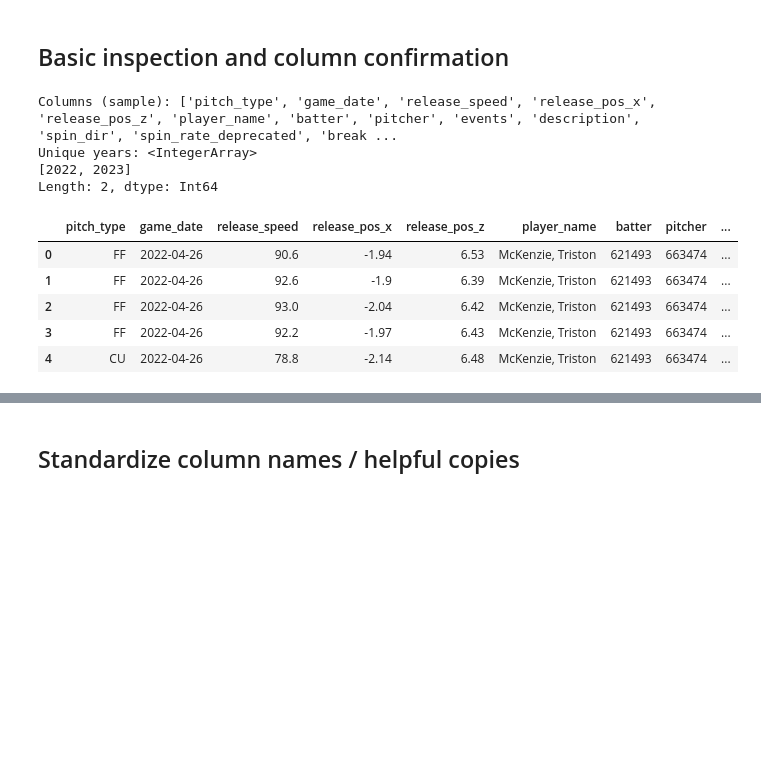
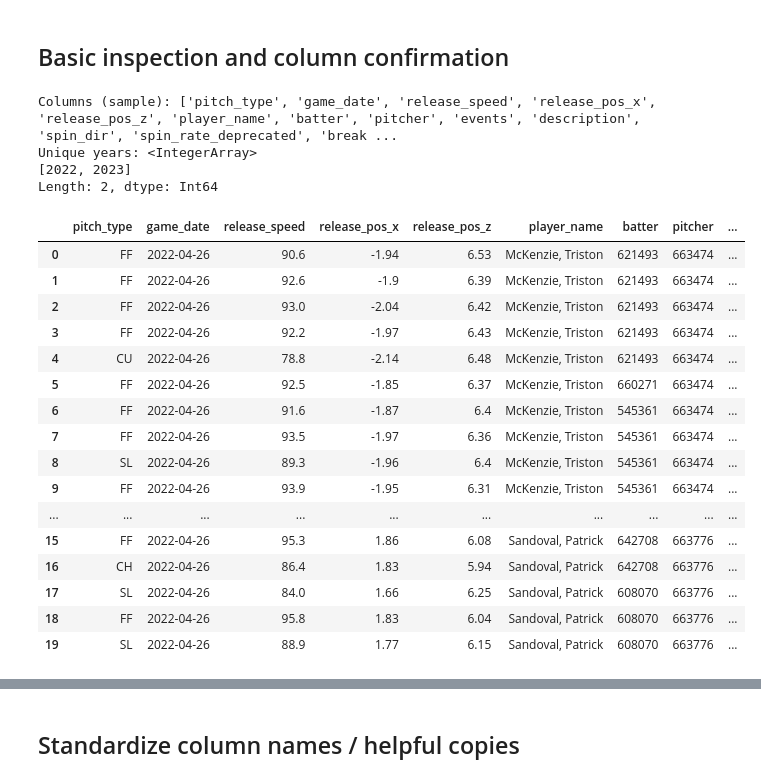
Before and after one commit to EthanBobrik/MLB-Bullpen-Strategy, a Jupyter notebook: notebooks/03_eda_sanity.ipynb, the cells around one changed output, grey strips where cells are left out. Saved outputs shown, nothing was run; the diff lists cells and outputs as text; code cells hidden in the pictures; blank space fills up the shorter version.

```diff
--- a/notebooks/03_eda_sanity.ipynb
+++ b/notebooks/03_eda_sanity.ipynb
@@ -65,17 +65,28 @@ Loaded rows: 1547975
 # %%
 # quick sanity checks
 pd.set_option("display.max_columns", 120)
 print("Columns (sample):", df.columns.tolist()[:40])
 print("Unique years:", df['game_year'].unique()[:10])
-df.head()
+df.head(20)
 # %% [output]
 Columns (sample): ['pitch_type', 'game_date', 'release_speed', 'release_pos_x', 'release_pos_z', 'player_name', 'batter', 'pitcher', 'events', 'description', 'spin_dir', 'spin_rate_deprecated', 'break ...
 Unique years: <IntegerArray>
 [2022, 2023]
 Length: 2, dtype: Int64
 |  | pitch_type | game_date | release_speed | release_pos_x | release_pos_z | player_name | batter | pitcher | ... |
 | 0 | FF | 2022-04-26 | 90.6 | -1.94 | 6.53 | McKenzie, Triston | 621493 | 663474 | ... |
 | 1 | FF | 2022-04-26 | 92.6 | -1.9 | 6.39 | McKenzie, Triston | 621493 | 663474 | ... |
 | 2 | FF | 2022-04-26 | 93.0 | -2.04 | 6.42 | McKenzie, Triston | 621493 | 663474 | ... |
 | 3 | FF | 2022-04-26 | 92.2 | -1.97 | 6.43 | McKenzie, Triston | 621493 | 663474 | ... |
 | 4 | CU | 2022-04-26 | 78.8 | -2.14 | 6.48 | McKenzie, Triston | 621493 | 663474 | ... |
+| 5 | FF | 2022-04-26 | 92.5 | -1.85 | 6.37 | McKenzie, Triston | 660271 | 663474 | ... |
+| 6 | FF | 2022-04-26 | 91.6 | -1.87 | 6.4 | McKenzie, Triston | 545361 | 663474 | ... |
+| 7 | FF | 2022-04-26 | 93.5 | -1.97 | 6.36 | McKenzie, Triston | 545361 | 663474 | ... |
+| 8 | SL | 2022-04-26 | 89.3 | -1.96 | 6.4 | McKenzie, Triston | 545361 | 663474 | ... |
+| 9 | FF | 2022-04-26 | 93.9 | -1.95 | 6.31 | McKenzie, Triston | 545361 | 663474 | ... |
+| ... | ... | ... | ... | ... | ... | ... | ... | ... | ... |
+| 15 | FF | 2022-04-26 | 95.3 | 1.86 | 6.08 | Sandoval, Patrick | 642708 | 663776 | ... |
+| 16 | CH | 2022-04-26 | 86.4 | 1.83 | 5.94 | Sandoval, Patrick | 642708 | 663776 | ... |
+| 17 | SL | 2022-04-26 | 84.0 | 1.66 | 6.25 | Sandoval, Patrick | 608070 | 663776 | ... |
+| 18 | FF | 2022-04-26 | 95.8 | 1.83 | 6.04 | Sandoval, Patrick | 608070 | 663776 | ... |
+| 19 | SL | 2022-04-26 | 88.9 | 1.77 | 6.15 | Sandoval, Patrick | 608070 | 663776 | ... |
```
Also changed, not shown: parts of 10 cells of this notebook, 4 other files.
